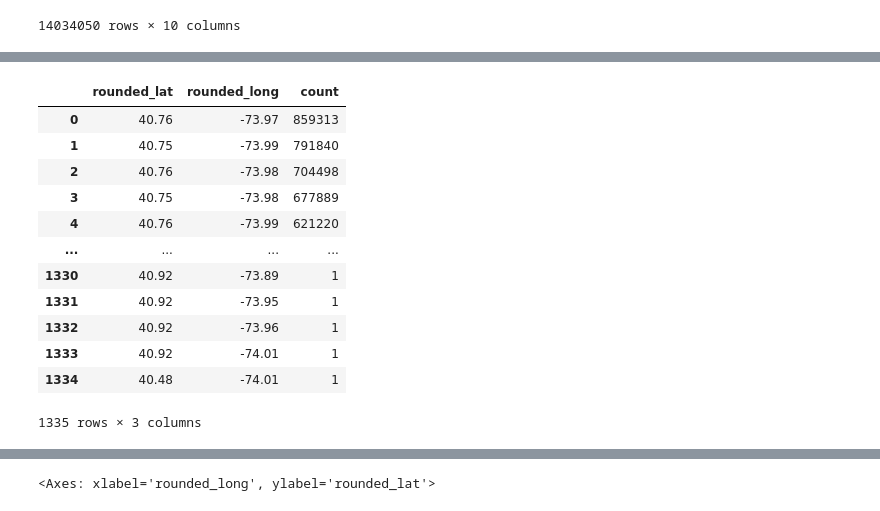
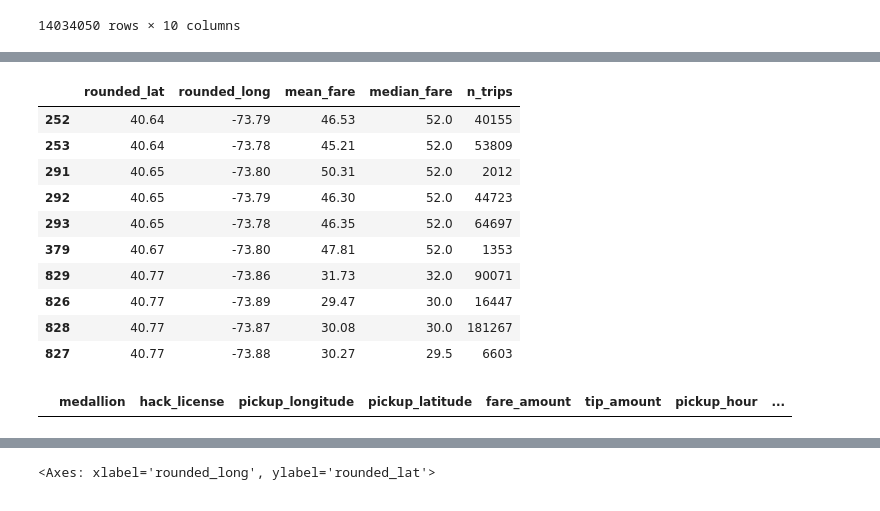
Before and after one commit to benmurphy97/nyc-taxi-cab, a Jupyter notebook: EDA-1.3-time-and-fare.ipynb, the cells around one changed output, grey strips where cells are left out. Drawn from its saved outputs; the diff is of its cells as text; code cells hidden in the pictures.

```diff
--- a/EDA-1.3-time-and-fare.ipynb
+++ b/EDA-1.3-time-and-fare.ipynb
@@ -161,17 +135,24 @@ rounded_long_jfk = [-73.79, -73.78]
-# %%
-rounded_areas_trips = df[['rounded_lat', 'rounded_long']].value_counts().reset_index()
-rounded_areas_trips
-# %% [output]
-|  | rounded_lat | rounded_long | count |
-| 0 | 40.76 | -73.97 | 859313 |
-| 1 | 40.75 | -73.99 | 791840 |
-| 2 | 40.76 | -73.98 | 704498 |
-| 3 | 40.75 | -73.98 | 677889 |
-| 4 | 40.76 | -73.99 | 621220 |
-| ... | ... | ... | ... |
-| 1330 | 40.92 | -73.89 | 1 |
-| 1331 | 40.92 | -73.95 | 1 |
-| 1332 | 40.92 | -73.96 | 1 |
-| 1333 | 40.92 | -74.01 | 1 |
-| 1334 | 40.48 | -74.01 | 1 |
-1335 rows × 3 columns
+# %%
+avg_fare_by_location = df.groupby(['rounded_lat', 'rounded_long'])['fare_amount'].agg(['mean', 'median', 'count']).reset_index().rename(columns={'mean': 'mean_fare',
+                                                                                                                                                 'median': 'median_fare',
+                                                                                                                                               'count': 'n_trips'})
+
+avg_fare_by_location = avg_fare_by_location.loc[avg_fare_by_location['n_trips'] > 1000]
+
+avg_fare_by_location.sort_values(by='median_fare', ascending=False).head(10).round(2)
+# %% [output]
+|  | rounded_lat | rounded_long | mean_fare | median_fare | n_trips |
+| 252 | 40.64 | -73.79 | 46.53 | 52.0 | 40155 |
+| 253 | 40.64 | -73.78 | 45.21 | 52.0 | 53809 |
+| 291 | 40.65 | -73.80 | 50.31 | 52.0 | 2012 |
+| 292 | 40.65 | -73.79 | 46.30 | 52.0 | 44723 |
+| 293 | 40.65 | -73.78 | 46.35 | 52.0 | 64697 |
+| 379 | 40.67 | -73.80 | 47.81 | 52.0 | 1353 |
+| 829 | 40.77 | -73.86 | 31.73 | 32.0 | 90071 |
+| 826 | 40.77 | -73.89 | 29.47 | 30.0 | 16447 |
+| 828 | 40.77 | -73.87 | 30.08 | 30.0 | 181267 |
+| 827 | 40.77 | -73.88 | 30.27 | 29.5 | 6603 |
+# %%
+avg_fare_by_location.sort_values(by='median_fare', ascending=False).head(10)['']
+# %% [output]
+|  | medallion | hack_license | pickup_longitude | pickup_latitude | fare_amount | tip_amount | pickup_hour | ... |
```
Also changed, not shown: parts of 10 cells of this notebook.
